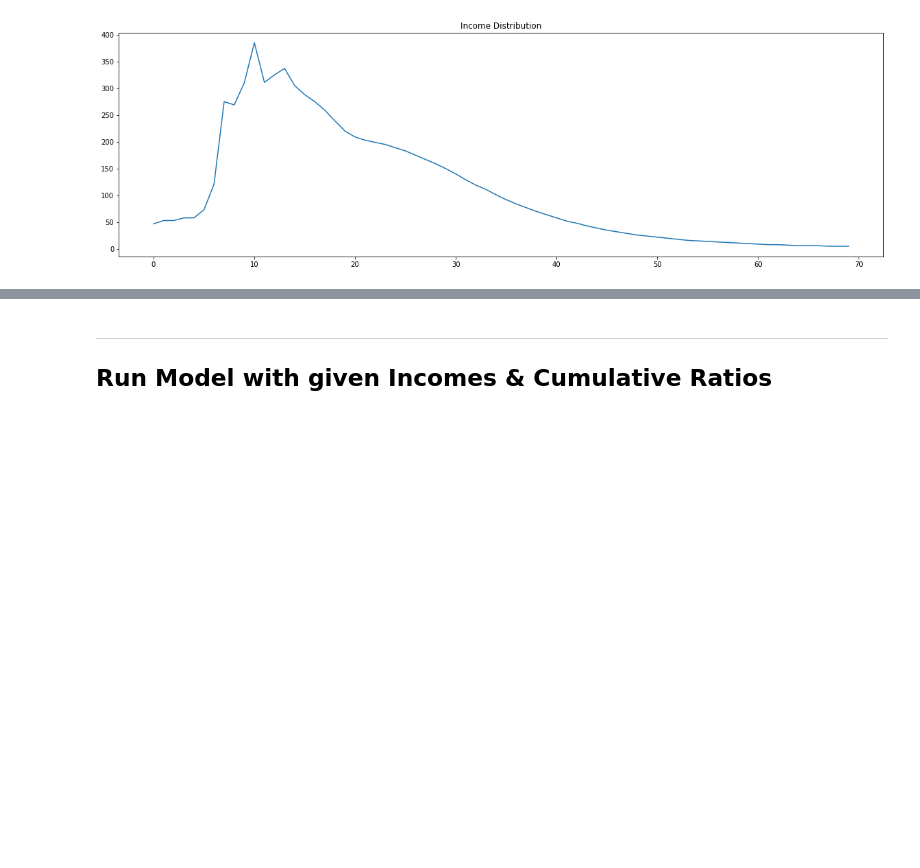
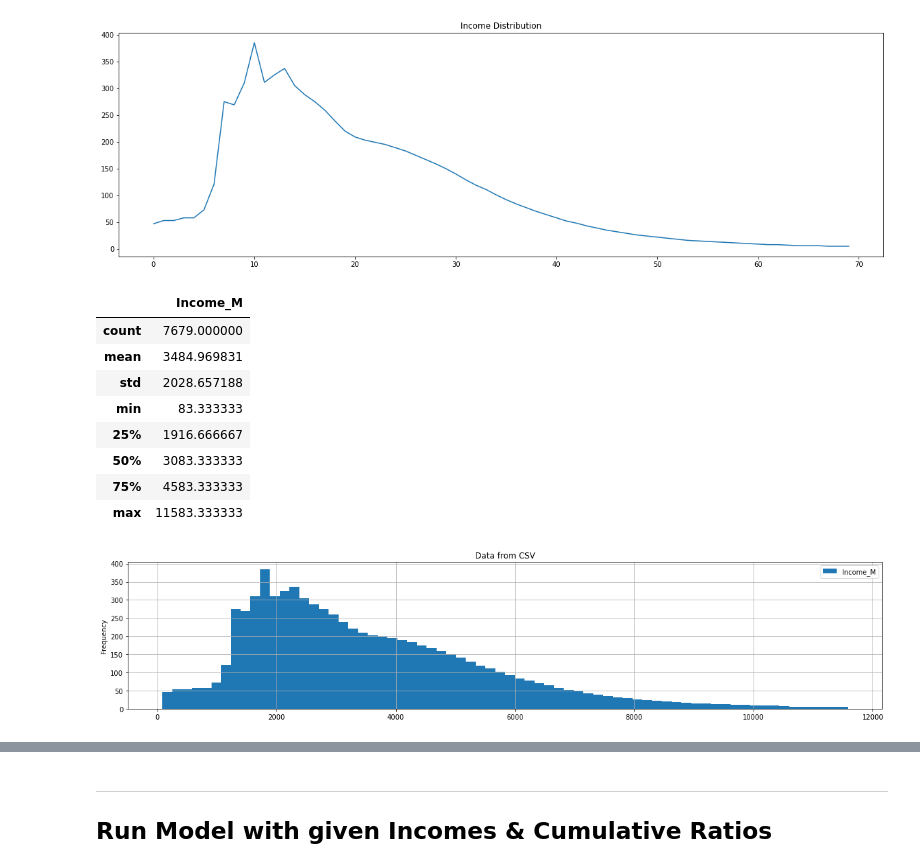
Before and after one commit to Caesar-blip/ABM, a Jupyter notebook: Income Distribution.ipynb, the cells around one changed output, grey strips where cells are left out. Cells and saved outputs as stored; diff of their text form; code cells hidden in the pictures; blank space fills up the shorter version.

```diff
--- a/Income Distribution.ipynb
+++ b/Income Distribution.ipynb
@@ -48 +40,25 @@ print(f'Maximum Monthly Income = {m_incomes.Income1.max()}')
+# %%
+""" Convert to individual Data """
+r_incomes = np.array(r_incomes, dtype=int)
+data = []
+for row in r_incomes:
+    for _ in range(row[2]):
+        data.append( np.mean([row[1], row[0]]) * 1000 /12 )
+
+
+""" Analysing Income Data """
+data_df = pd.DataFrame(data, columns=['Income_M'])
+data_df.plot.hist(bins=70, figsize=(20,4), title="Data from CSV", grid=True)
+data_df.describe()
+# %% [output]
+|  | Income_M |
+| count | 7679.000000 |
+| mean | 3484.969831 |
+| std | 2028.657188 |
+| min | 83.333333 |
+| 25% | 1916.666667 |
+| 50% | 3083.333333 |
+| 75% | 4583.333333 |
+| max | 11583.333333 |
+[figure, added]
 # %% [markdown]
```
Also changed, not shown: parts of 30 cells of this notebook.
